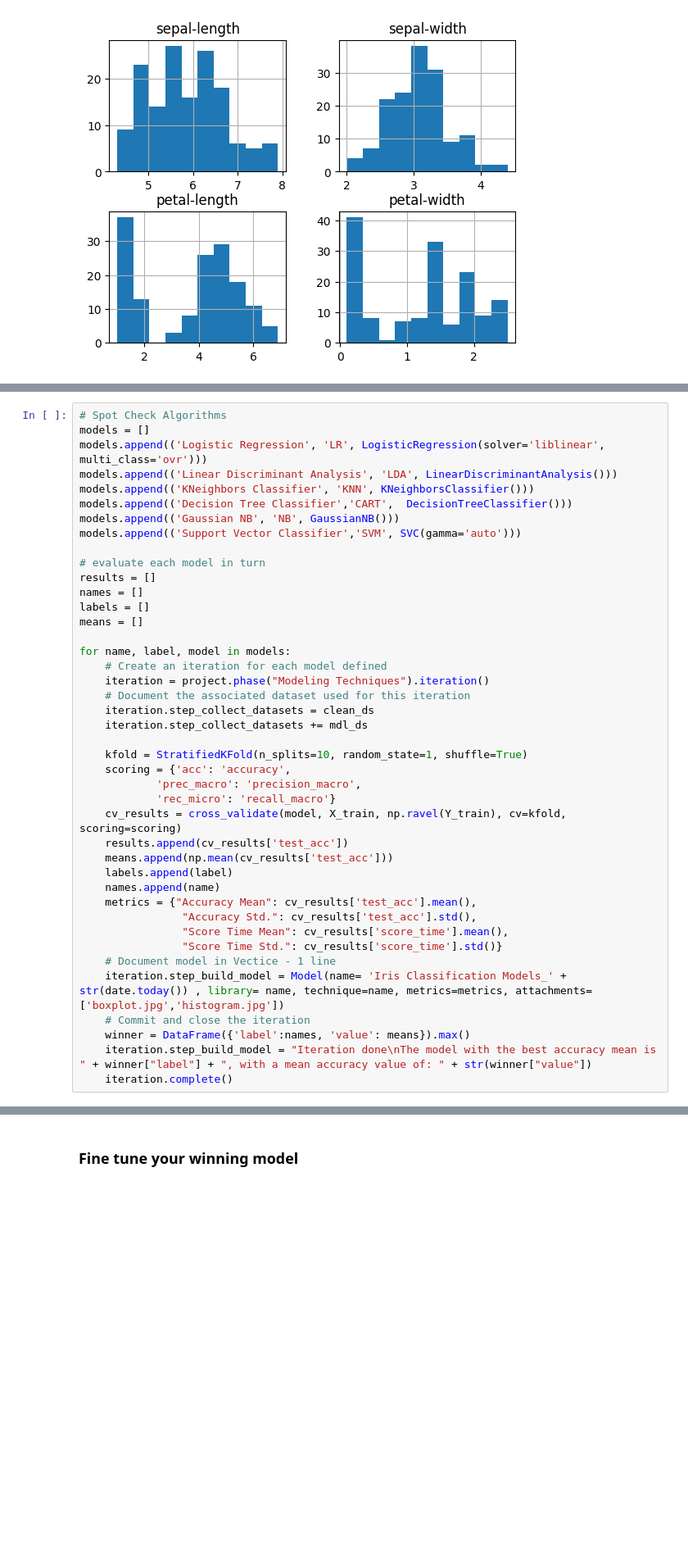
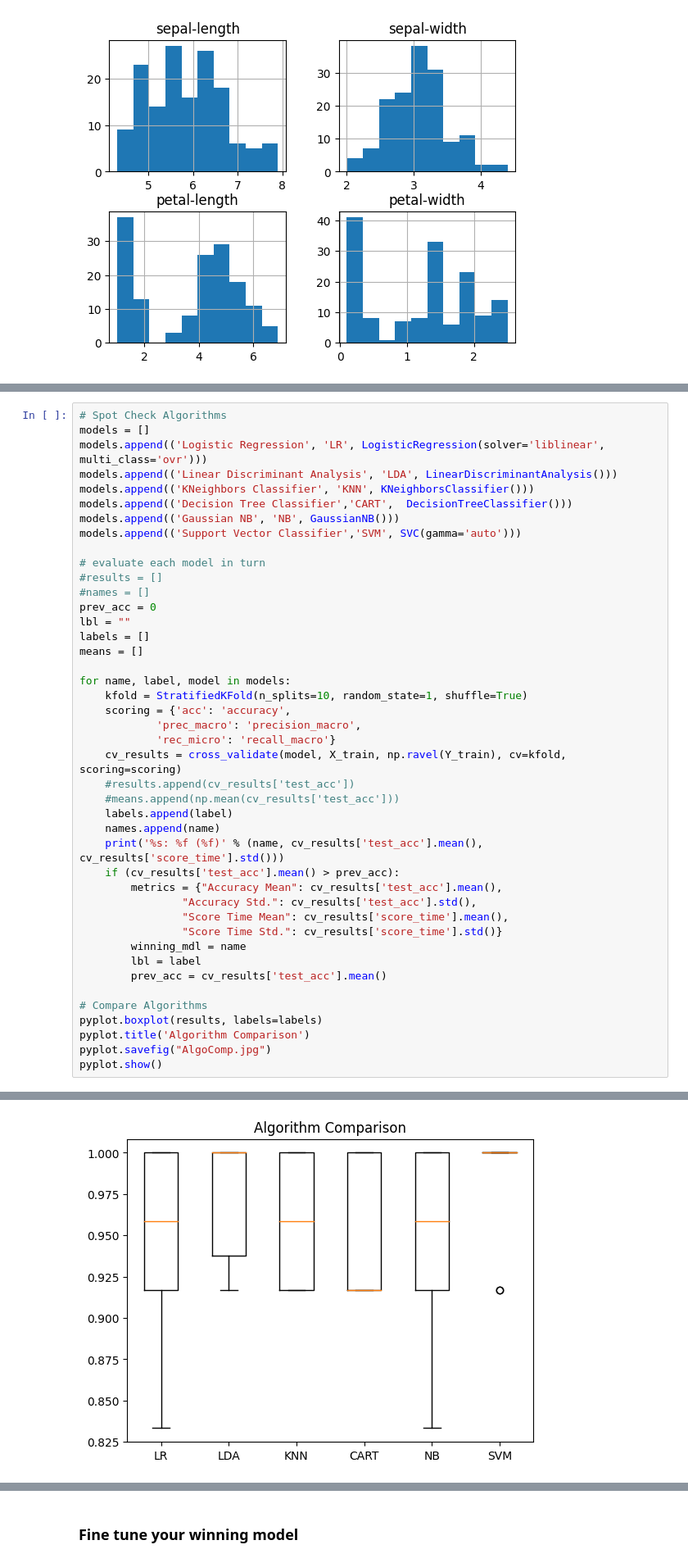
Before and after one commit to vectice/GettingStarted, a Jupyter notebook: 23.2/samples/SimpleProject_HelloWorld.ipynb, the cells around one changed output, grey strips where cells are left out. Shown at 82% size. Cells and saved outputs as stored; diff of their text form; blank space fills up the shorter version.

```diff
--- a/23.2/samples/SimpleProject_HelloWorld.ipynb
+++ b/23.2/samples/SimpleProject_HelloWorld.ipynb
@@ -130,35 +160,36 @@ models.append(('Gaussian NB', 'NB', GaussianNB()))
 models.append(('Support Vector Classifier','SVM', SVC(gamma='auto')))
 
 # evaluate each model in turn
-results = []
-names = []
+#results = []
+#names = []
+prev_acc = 0
+lbl = ""
 labels = []
 means = []
 
 for name, label, model in models:
-    # Create an iteration for each model defined
-    iteration = project.phase("Modeling Techniques").iteration()
-    # Document the associated dataset used for this iteration
-    iteration.step_collect_datasets = clean_ds
-    iteration.step_collect_datasets += mdl_ds
-
     kfold = StratifiedKFold(n_splits=10, random_state=1, shuffle=True)
     scoring = {'acc': 'accuracy',
             'prec_macro': 'precision_macro',
             'rec_micro': 'recall_macro'}
     cv_results = cross_validate(model, X_train, np.ravel(Y_train), cv=kfold, scoring=scoring)
-    results.append(cv_results['test_acc'])
-    means.append(np.mean(cv_results['test_acc']))
+    #results.append(cv_results['test_acc'])
+    #means.append(np.mean(cv_results['test_acc']))
     labels.append(label)
     names.append(name)
-    metrics = {"Accuracy Mean": cv_results['test_acc'].mean(),
+    print('%s: %f (%f)' % (name, cv_results['test_acc'].mean(), cv_results['score_time'].std()))
+    if (cv_results['test_acc'].mean() > prev_acc):
+        metrics = {"Accuracy Mean": cv_results['test_acc'].mean(),
                 "Accuracy Std.": cv_results['test_acc'].std(),
                 "Score Time Mean": cv_results['score_time'].mean(),
                 "Score Time Std.": cv_results['score_time'].std()}
-    # Document model in Vectice - 1 line
-    iteration.step_build_model = Model(name= 'Iris Classification Models_' + str(date.today()) , library= name, technique=name, metrics=metrics, attachments=['boxplot.jpg','histogram.jpg'])
-    # Commit and close the iteration
-    winner = DataFrame({'label':names, 'value': means}).max()
-    iteration.step_build_model = "Iteration done\nThe model with the best accuracy mean is " + winner["label"] + ", with a mean accuracy value of: " + str(winner["value"])
-    iteration.complete()
+        winning_mdl = name
+        lbl = label
+        prev_acc = cv_results['test_acc'].mean()
+
+# Compare Algorithms
+pyplot.boxplot(results, labels=labels)
+pyplot.title('Algorithm Comparison')
+pyplot.savefig("AlgoComp.jpg")
+pyplot.show()
 # %% [output]
@@ -181,0 +202 @@ Link to Step: https://app.vectice.com/project/phase/iteration?w=2110&iterationId
+[figure, added]
```
Also changed, not shown: parts of 11 cells of this notebook.
